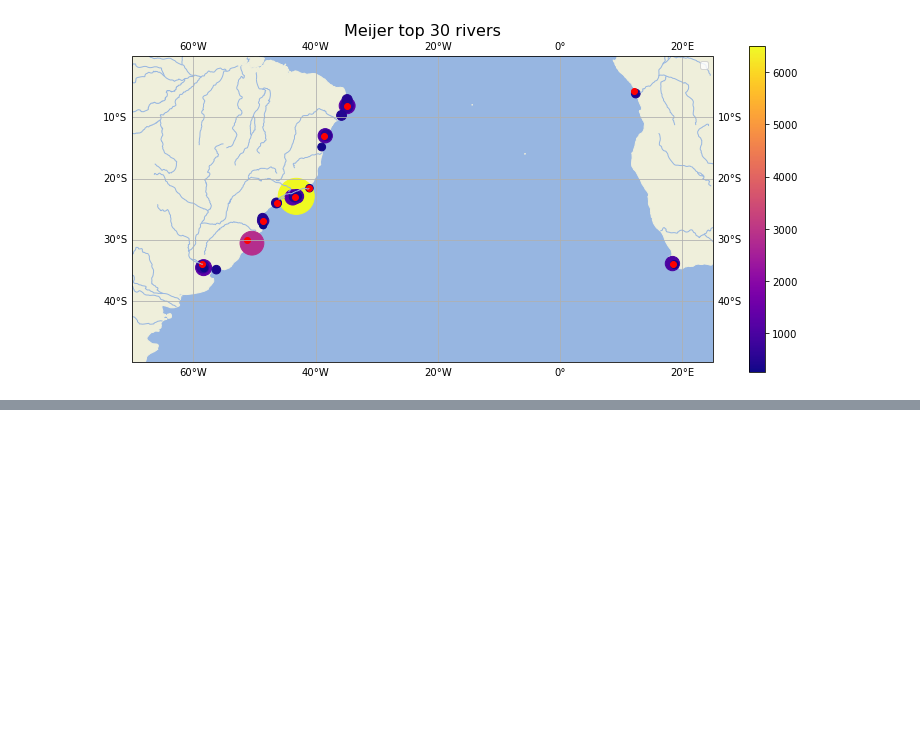
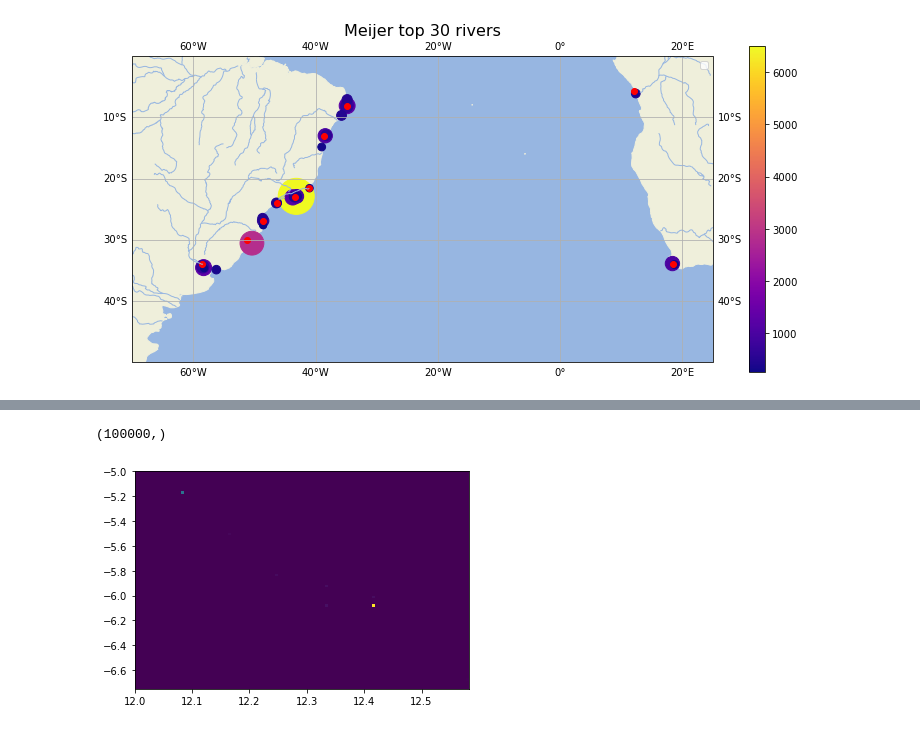
Before and after one commit to OceanParcels/BayesianAnalysis_SouthAtlantic, a Jupyter notebook: notebooks/Standard_method_release_particles_from_river_locations.ipynb, the cells around one changed output, grey strips where cells are left out. Saved outputs shown, nothing was run; the diff lists cells and outputs as text; code cells hidden in the pictures; blank space fills up the shorter version.

```diff
--- a/notebooks/Standard_method_release_particles_from_river_locations.ipynb
+++ b/notebooks/Standard_method_release_particles_from_river_locations.ipynb
@@ -518,0 +472,32 @@ plt.pie(priors['mean'], labels=priors.index, autopct='%.1f%%',
+# %%
+
+release_points = {}
+priors = {}
+r = 1
+N = 100000 #Number of particles realesed pre source.
+
+cluster_percent = 0
+merged_rivers = 0
+
+for i, loc in enumerate(cluster_locations):
+    print(loc)
+    _mask, _CM = rivers_per_location(sort, cluster_locations[loc], r, binned=True)
+    lat_BA, lon_BA = _CM
+    loc_df = sort[_mask]
+
+    loc_percent = loc_df['dots_exten'].sum()/total_meijer
+    no_rivers = loc_df['merged_rivers'].sum()
+    merged_rivers += no_rivers
+    priors[loc] = [loc_percent, no_rivers]
+    cluster_percent += loc_df['dots_exten'].sum()/total_meijer
+    p = pd.DataFrame({'p': loc_df['dots_exten']/loc_df['dots_exten'].sum()})
+
+    loc_df = loc_df.drop(['dots_exten'], axis=1)
+    loc_df = pd.concat([loc_df, p], axis=1)
+    loc_df.reset_index(drop=True, inplace=True)
+
+    release_points[loc] = loc_df.sample(n=N, replace=True, weights='p')
+
+priors['Other'] = [1 - cluster_percent, sa_meijer.shape[0] - merged_rivers]
+priors = pd.DataFrame(priors).T
+priors = priors.rename(columns={0:'mean', 1:'merged_rivers'})
@@ -518,0 +593,8 @@ plt.pie(priors['mean'], labels=priors.index, autopct='%.1f%%',
+# %%
+rrrr['Congo']['X_bin'].values.shape
+# %% [output]
+(100000,)
+# %%
+plt.hist2d(release_points['Congo']['X_bin'], release_points['Congo']['Y_bin'], bins=100);
+# %% [output]
+[figure, added]
```
Also changed, not shown: parts of 46 cells of this notebook, 2 other files.
